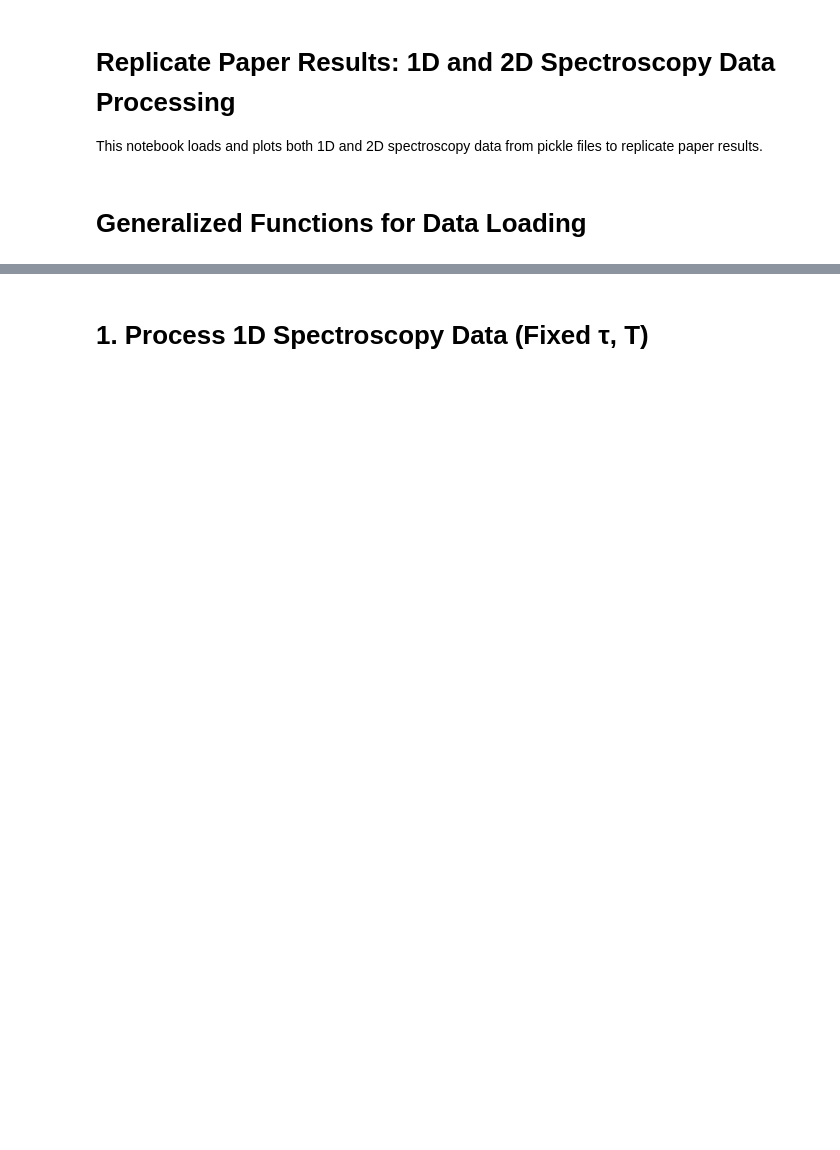
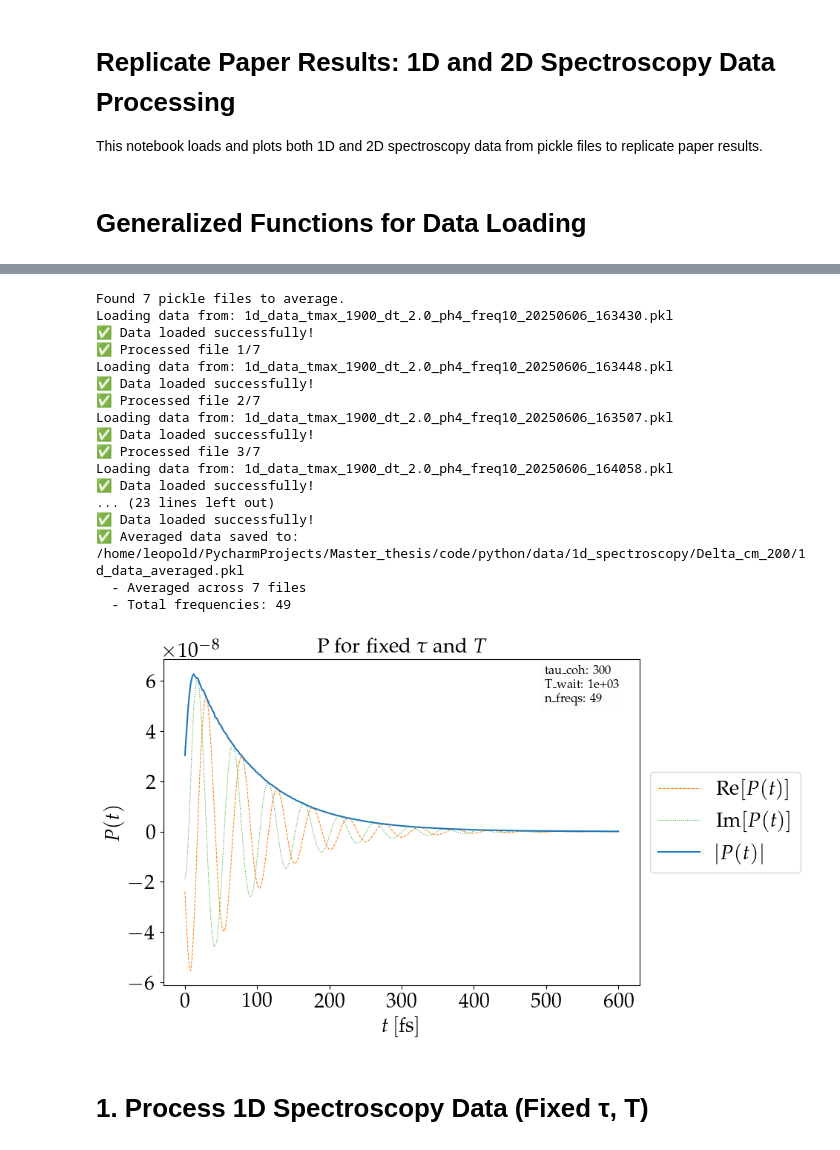
Before and after one commit to LBPhysics/2025_master_thesis_leopold_bodamer, a Jupyter notebook: code/python/notebooks/replicate_paper.ipynb, the cells around one changed output, grey strips where cells are left out. Drawn from its saved outputs; the diff is of its cells as text; code cells hidden in the pictures; blank space fills up the shorter version.

```diff
--- a/code/python/notebooks/replicate_paper.ipynb
+++ b/code/python/notebooks/replicate_paper.ipynb
@@ -103,3 +311,47 @@ def create_output_directory(subdir: str) -> Path:
+# %%
+# =============================
+# AVERAGE SIMULATION DATA FROM MULTIPLE PICKLE FILES
+# =============================
+
+# Example usage:
+# Set data_dir to the directory containing pickle files to average
+# Use pathlib for path operations
+data_dir = DATA_DIR / "1d_spectroscopy" / "Delta_cm_200"
+averaged_data = average_data_1d(
+    data_dir,
+    file_pattern="1d_data_*.pkl",  # Optional: specify pattern to match specific files
+    output_filename="1d_data_averaged.pkl"
+)
+
+# You can then use the averaged data for plotting or further analysis
+# For example:
+if averaged_data is not None:
+    Plot_fixed_tau_T(
+        averaged_data['t_det_vals'],
+        averaged_data['data_avg'],
+        tau_coh=averaged_data['tau_coh'],
+        T_wait=averaged_data['T_wait'],
+        n_freqs=averaged_data['n_freqs']
+    )
+# %% [output]
+Found 7 pickle files to average.
+Loading data from: 1d_data_tmax_1900_dt_2.0_ph4_freq10_20250606_163430.pkl
+✅ Data loaded successfully!
+✅ Processed file 1/7
+Loading data from: 1d_data_tmax_1900_dt_2.0_ph4_freq10_20250606_163448.pkl
+✅ Data loaded successfully!
+✅ Processed file 2/7
+Loading data from: 1d_data_tmax_1900_dt_2.0_ph4_freq10_20250606_163507.pkl
+✅ Data loaded successfully!
+✅ Processed file 3/7
+Loading data from: 1d_data_tmax_1900_dt_2.0_ph4_freq10_20250606_164058.pkl
+✅ Data loaded successfully!
+... (23 lines left out)
+✅ Data loaded successfully!
+✅ Averaged data saved to: /home/leopold/PycharmProjects/Master_thesis/code/python/data/1d_spectroscopy/Delta_cm_200/1d_data_averaged.pkl
+  - Averaged across 7 files
+  - Total frequencies: 49
+[figure, added]
 # %% [markdown]
 # 1. Process 1D Spectroscopy Data (Fixed τ, T)
 # %%
```
Also changed, not shown: parts of 6 cells of this notebook, 32 other files.
